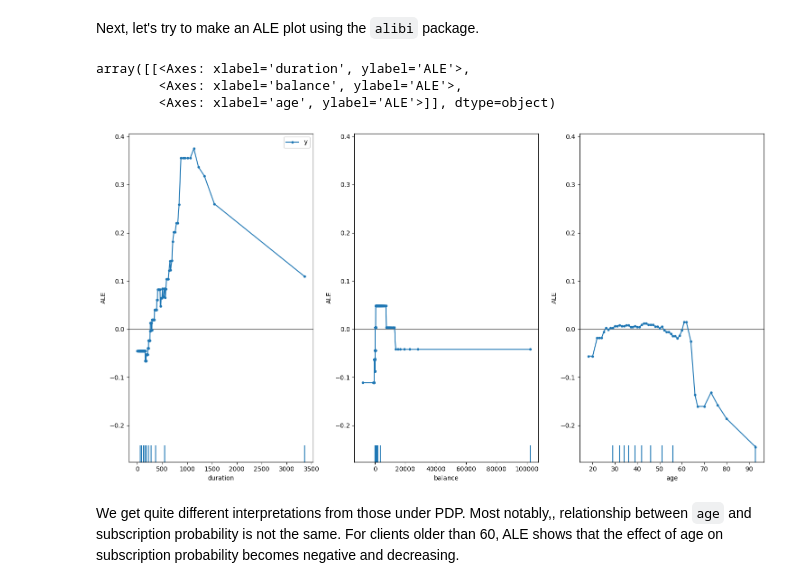
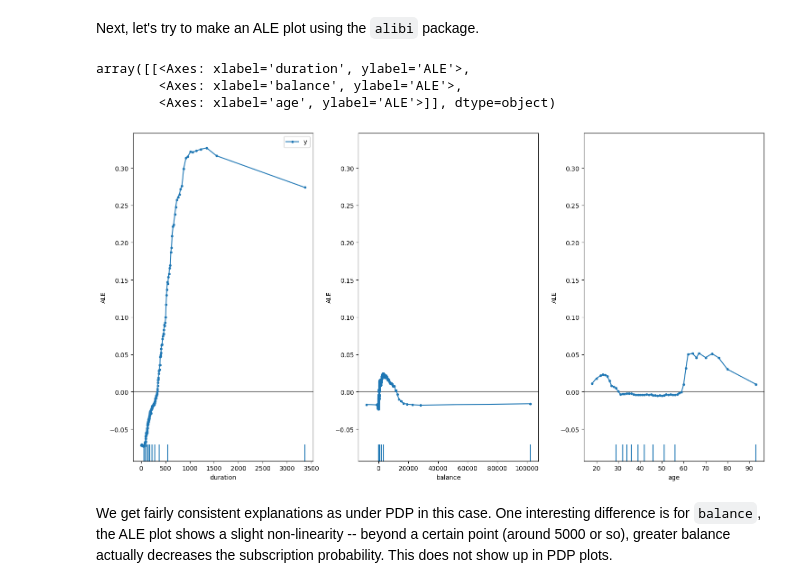
Before and after one commit to mochenyang/Responsible-AI, a Jupyter notebook: book/content/2-2-global.ipynb, the cells around one changed output. Saved outputs shown, nothing was run; the diff lists cells and outputs as text; code cells hidden in the pictures.

Commit message:
update local interpretations

````diff
--- a/book/content/2-2-global.ipynb
+++ b/book/content/2-2-global.ipynb
@@ -149,22 +149,23 @@
 # %%
 from alibi.explainers import ALE, plot_ale
 # this implementation requires numpy arrays rather than pandas DataFrame as inputs
 # re-training the same random forest model with numpy arrays
 x_train_np = X_train.to_numpy()
 y_train_np = y_train.to_numpy()
 X_test_np = X_test.to_numpy()
 rf_clf_np = RandomForestClassifier(n_estimators = 100, random_state = 42, class_weight = 'balanced')
 rf_clf_np.fit(x_train_np, y_train_np)
 
-# inputs to ALE include the predict function of the model as well as  feature / target names (for plotting)
-ale_explainer = ALE(rf_clf_np.predict, feature_names = X.columns, target_names = ['y'])
+# inputs to ALE include the predict function of the model as well as feature / target names (for plotting)
+# since we care about how probability of class 1 changes with feature values, we will use predict_proba
+ale_explainer = ALE(lambda x: rf_clf_np.predict_proba(x)[:,1], feature_names = X.columns, target_names = ['y'])
 # also, features to explain need to be specified by indices
 ale_exp = ale_explainer.explain(X_test_np, features = [3, 1, 0])
 plot_ale(ale_exp, n_cols = 3, fig_kw = {'figwidth': 15, 'figheight': 8})
 # %% [output]
 array([[<Axes: xlabel='duration', ylabel='ALE'>,
         <Axes: xlabel='balance', ylabel='ALE'>,
         <Axes: xlabel='age', ylabel='ALE'>]], dtype=object)
-[figure, old version]
+[figure, new version]
-# %% [markdown]
-We get quite different interpretations from those under PDP. Most notably,, relationship between ```age``` and subscription probability is not the same. For clients older than 60, ALE shows that the effect of age on subscription probability becomes negative and decreasing.
+# %% [markdown]
+We get fairly consistent explanations as under PDP in this case. One interesting difference is for ```balance```, the ALE plot shows a slight non-linearity -- beyond a certain point (around 5000 or so), greater balance actually decreases the subscription probability. This does not show up in PDP plots.
````
Also changed, not shown: parts of 1 cell of this notebook, 3 other files.
